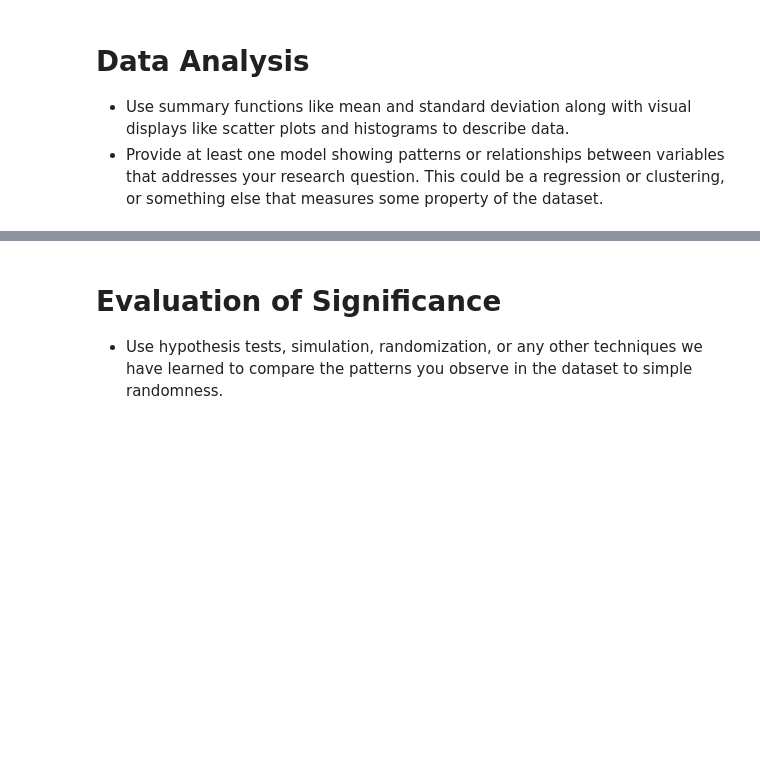
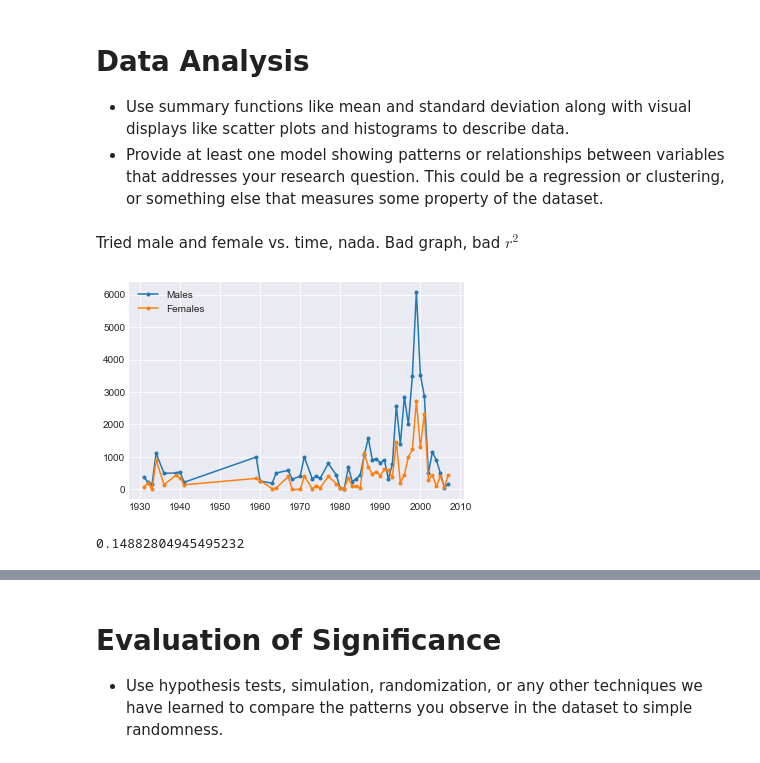
Before and after one commit to PeterGrib/2950-Project, a Jupyter notebook: CleanedUpVersion.ipynb, the cells around one changed output, grey strips where cells are left out. Saved outputs shown, nothing was run; the diff lists cells and outputs as text; code cells hidden in the pictures; blank space fills up the shorter version.

```diff
--- a/CleanedUpVersion.ipynb
+++ b/CleanedUpVersion.ipynb
@@ -285,3 +289,25 @@ Data Analysis
 =============
 * Use summary functions like mean and standard deviation along with visual displays like scatter plots and histograms to describe data.
 * Provide at least one model showing patterns or relationships between variables that addresses your research question. This could be a regression or clustering, or something else that measures some property of the dataset.
+# %% [markdown]
+Tried male and female vs. time, nada. Bad graph, bad $r^2$
+# %%
+plt.style.use('seaborn-darkgrid')
+
+
+
+plt.plot(comedy_line_breakdown['Year'],comedy_line_breakdown['Male Lines'], marker = '.', label = 'Males')
+plt.plot(comedy_line_breakdown['Year'],comedy_line_breakdown['Female Lines'], marker = '.', label = 'Females')
+plt.legend()
+plt.show()
+# %% [output]
+[figure, added]
+# %%
+lines_model_m = LinearRegression().fit(comedy_line_breakdown[['Year']],comedy_line_breakdown['Male Lines'])
+lines_model_f = LinearRegression().fit(comedy_line_breakdown[['Year']],comedy_line_breakdown['Female Lines'])
+
+
+lines_model_f.score(comedy_line_breakdown[['Year']],comedy_line_breakdown['Female Lines'])
+lines_model_m.score(comedy_line_breakdown[['Year']],comedy_line_breakdown['Male Lines'])
+# %% [output]
+0.14882804945495232
```
Also changed, not shown: parts of 17 cells of this notebook, 4 other files.
